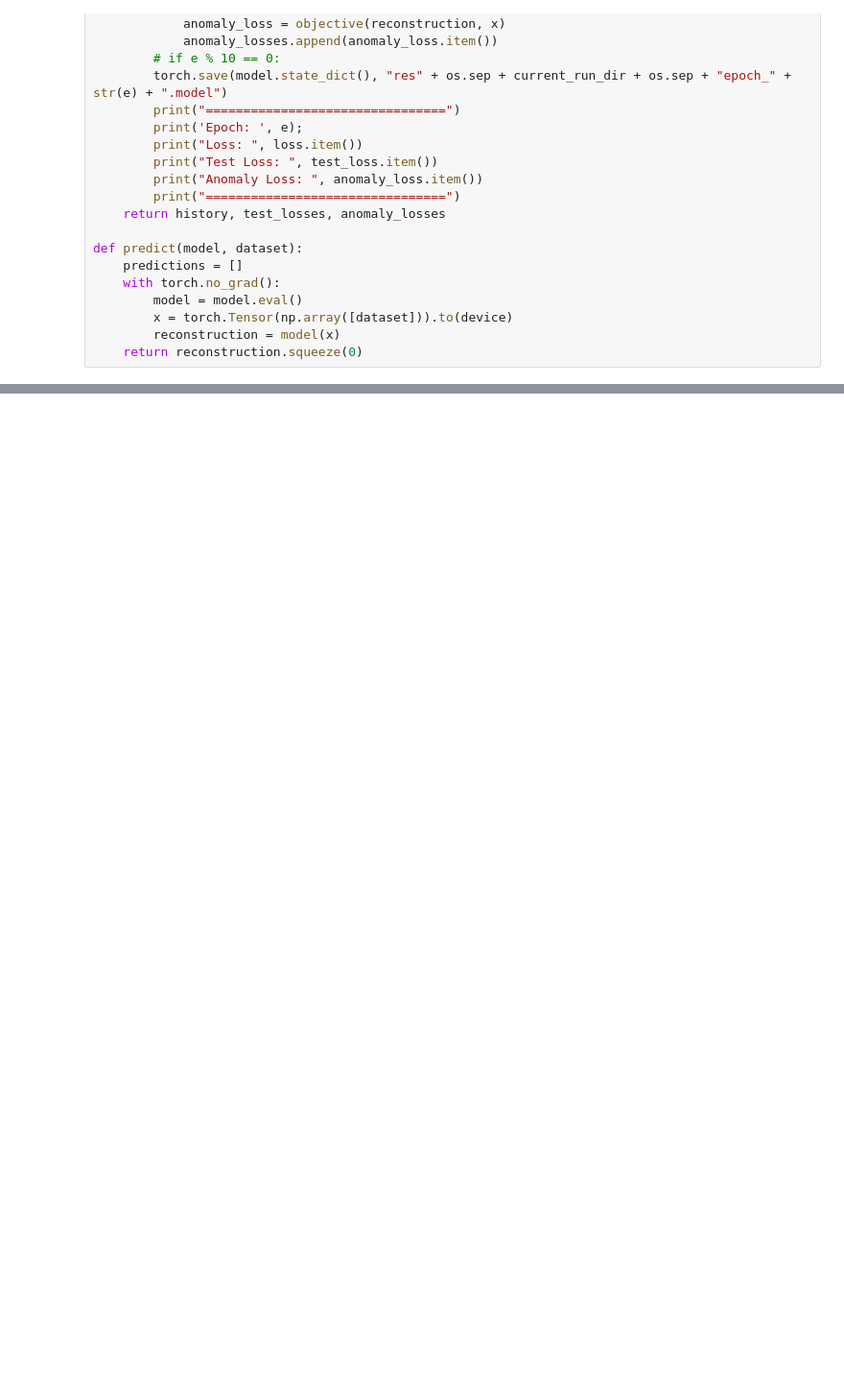
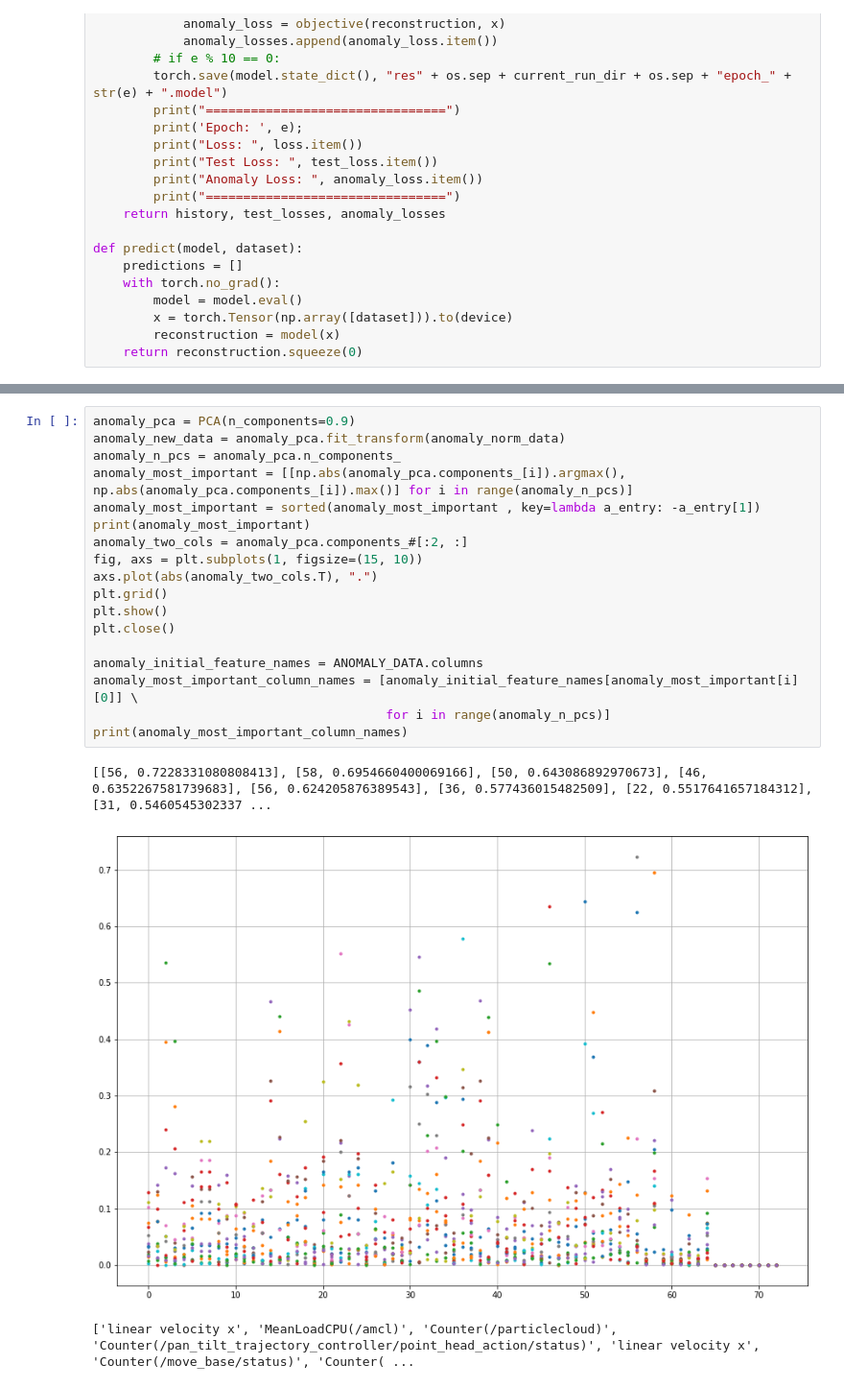
Before and after one commit to ivinokuri/generative-model, a Jupyter notebook: py/model/autoencoder/DataAnalyzing.ipynb, the cells around one changed output, grey strips where cells are left out. Shown: that part at 96% size. Drawn from its saved outputs; the diff is of its cells as text; blank space fills up the shorter version.

```diff
--- a/py/model/autoencoder/DataAnalyzing.ipynb
+++ b/py/model/autoencoder/DataAnalyzing.ipynb
@@ -278,0 +318,22 @@ NameError: name 'os' is not defined
+# %%
+anomaly_pca = PCA(n_components=0.9)
+anomaly_new_data = anomaly_pca.fit_transform(anomaly_norm_data)
+anomaly_n_pcs = anomaly_pca.n_components_
+anomaly_most_important = [[np.abs(anomaly_pca.components_[i]).argmax(), np.abs(anomaly_pca.components_[i]).max()] for i in range(anomaly_n_pcs)]
+anomaly_most_important = sorted(anomaly_most_important , key=lambda a_entry: -a_entry[1])
+print(anomaly_most_important)
+anomaly_two_cols = anomaly_pca.components_#[:2, :]
+fig, axs = plt.subplots(1, figsize=(15, 10))
+axs.plot(abs(anomaly_two_cols.T), ".")
+plt.grid()
+plt.show()
+plt.close()
+
+anomaly_initial_feature_names = ANOMALY_DATA.columns
+anomaly_most_important_column_names = [anomaly_initial_feature_names[anomaly_most_important[i][0]] \
+                                       for i in range(anomaly_n_pcs)]
+print(anomaly_most_important_column_names)
+# %% [output]
+[[56, 0.7228331080808413], [58, 0.6954660400069166], [50, 0.643086892970673], [46, 0.6352267581739683], [56, 0.624205876389543], [36, 0.577436015482509], [22, 0.5517641657184312], [31, 0.5460545302337 ...
+[figure, added]
+['linear velocity x', 'MeanLoadCPU(/amcl)', 'Counter(/particlecloud)', 'Counter(/pan_tilt_trajectory_controller/point_head_action/status)', 'linear velocity x', 'Counter(/move_base/status)', 'Counter( ...
```
Also changed, not shown: parts of 17 cells of this notebook.
